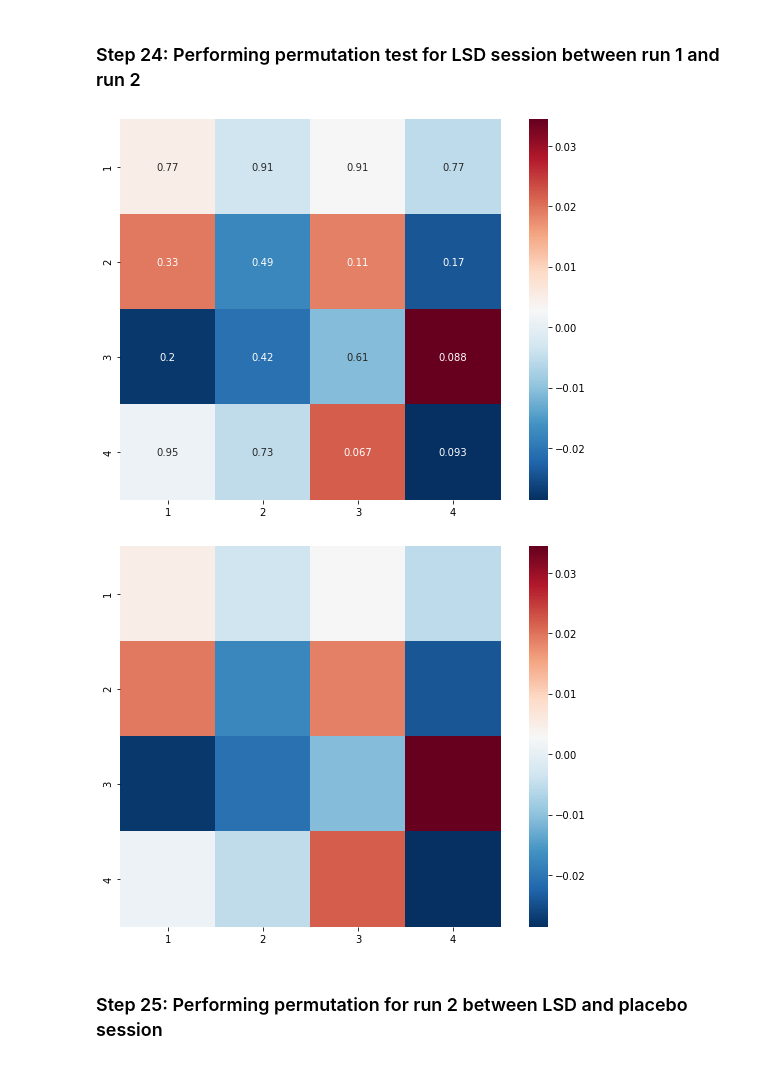
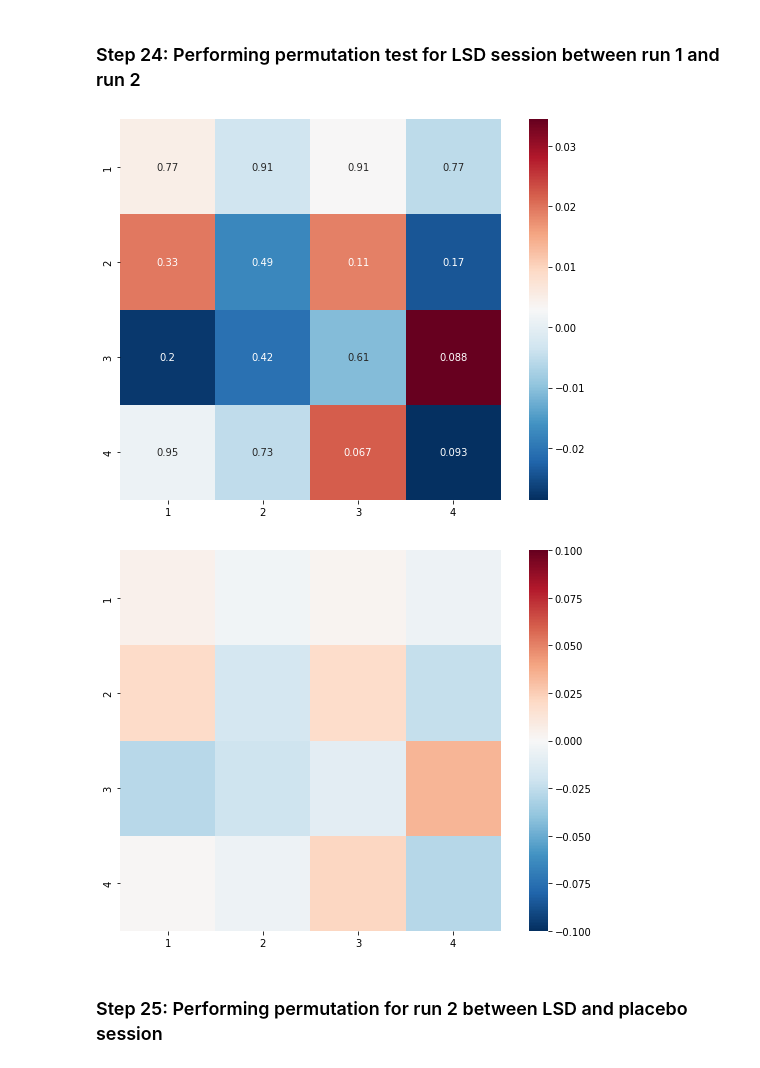
Before and after one commit to igaadamska/LSD-music-brainstates, a Jupyter notebook: 06_States'_mesures_analysis_part_1.ipynb, the cells around one changed output. Cells and saved outputs as stored; diff of their text form; code cells hidden in the pictures.

Commit message:
Updated figures

```diff
--- a/06_States'_mesures_analysis_part_1.ipynb
+++ b/06_States'_mesures_analysis_part_1.ipynb
@@ -829,28 +829,28 @@ KS-test for transition probability, LSD session, run 2: statistics 0.33029710904
 # %%
 #Creating empty matrices to store the data
 lsd_mm_diff_mean = np.zeros((4,4))
 lsd_mm_pval = np.zeros((4,4))
 
 #Calculating mean difference and p-value
 for i in range(4):
     for j in range(4):
         diff_mean = np.mean(state_transitions_lsd[:,1,i,j] - state_transitions_lsd[:,0,i,j])
         lsd_mm_diff_mean[i,j] = diff_mean
         p_value = permutation_test(state_transitions_lsd[:,1,i,j], state_transitions_lsd[:,0,i,j], method = 'approximate', num_rounds = 10000, seed = 0, paired = True)
         lsd_mm_pval[i,j] = round(p_value, 10)
 
 #Plotting statistics
 plt.figure(figsize=(10,7))
 lsd_ttest = sns.heatmap(lsd_mm_diff_mean, square = True, cmap = "RdBu_r", cbar= True, annot = lsd_mm_pval[:, :], xticklabels = [1,2,3,4], yticklabels = [1,2,3,4])
 plt.savefig(f'Figures/tp_lsd_run12_annot.png', dpi=300, bbox_inches='tight')
 
 #Plotting statistics
 plt.figure(figsize=(10,7))
-lsd_ttest = sns.heatmap(lsd_mm_diff_mean, square = True, cmap = "RdBu_r", cbar= True, xticklabels = [1,2,3,4], yticklabels = [1,2,3,4])
+lsd_ttest = sns.heatmap(lsd_mm_diff_mean, square = True, cmap = "RdBu_r", cbar= True, xticklabels = [1,2,3,4], yticklabels = [1,2,3,4], vmin=-0.1, vmax=0.1)
 plt.savefig(f'Figures/tp_lsd_run12.png', dpi=300, bbox_inches='tight')
 # %% [output]
 [figure]
-[figure, old version]
+[figure, new version]
 # %% [markdown]
 ### Step 25: Performing permutation for run 2 between LSD and placebo session ###
 # %%
```
Also changed, not shown: parts of 4 cells of this notebook.
